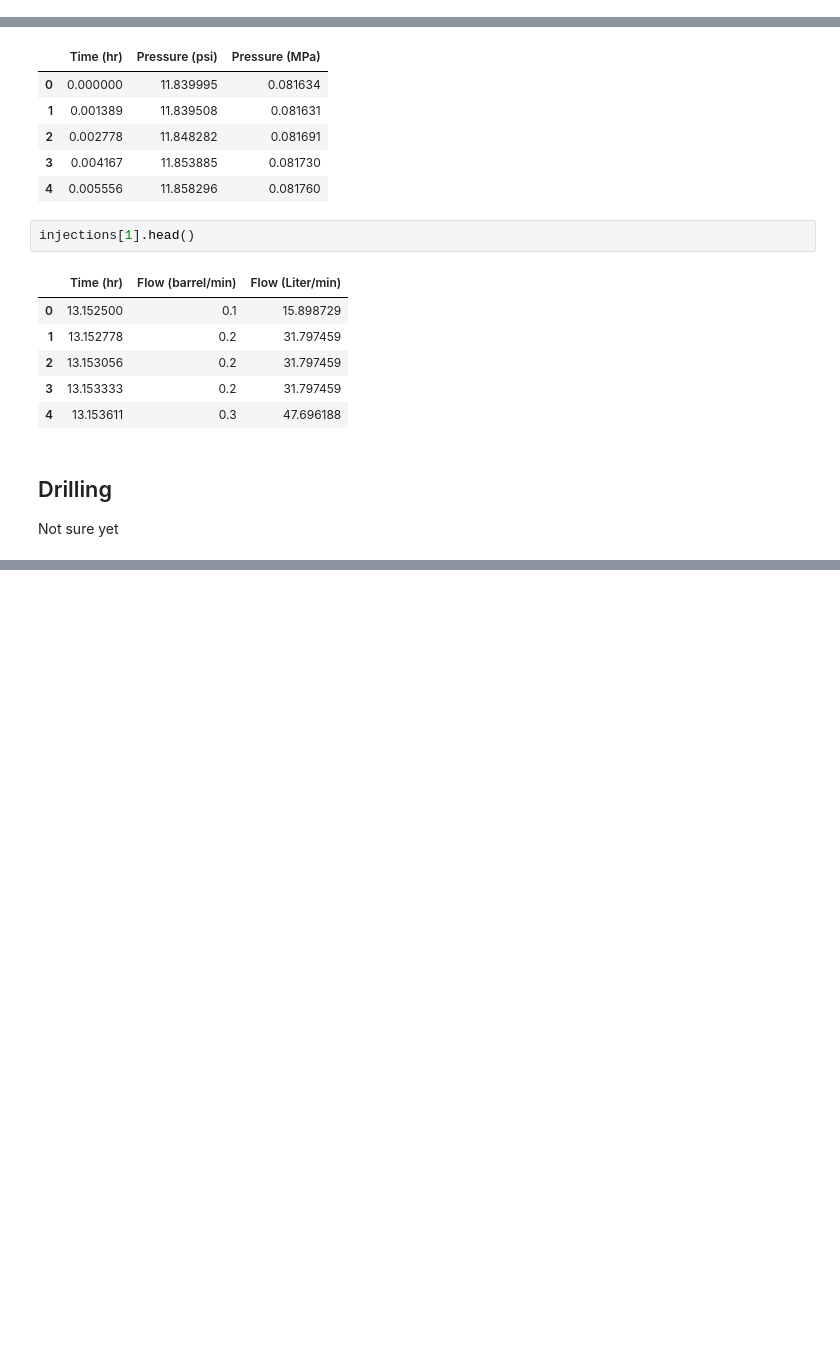
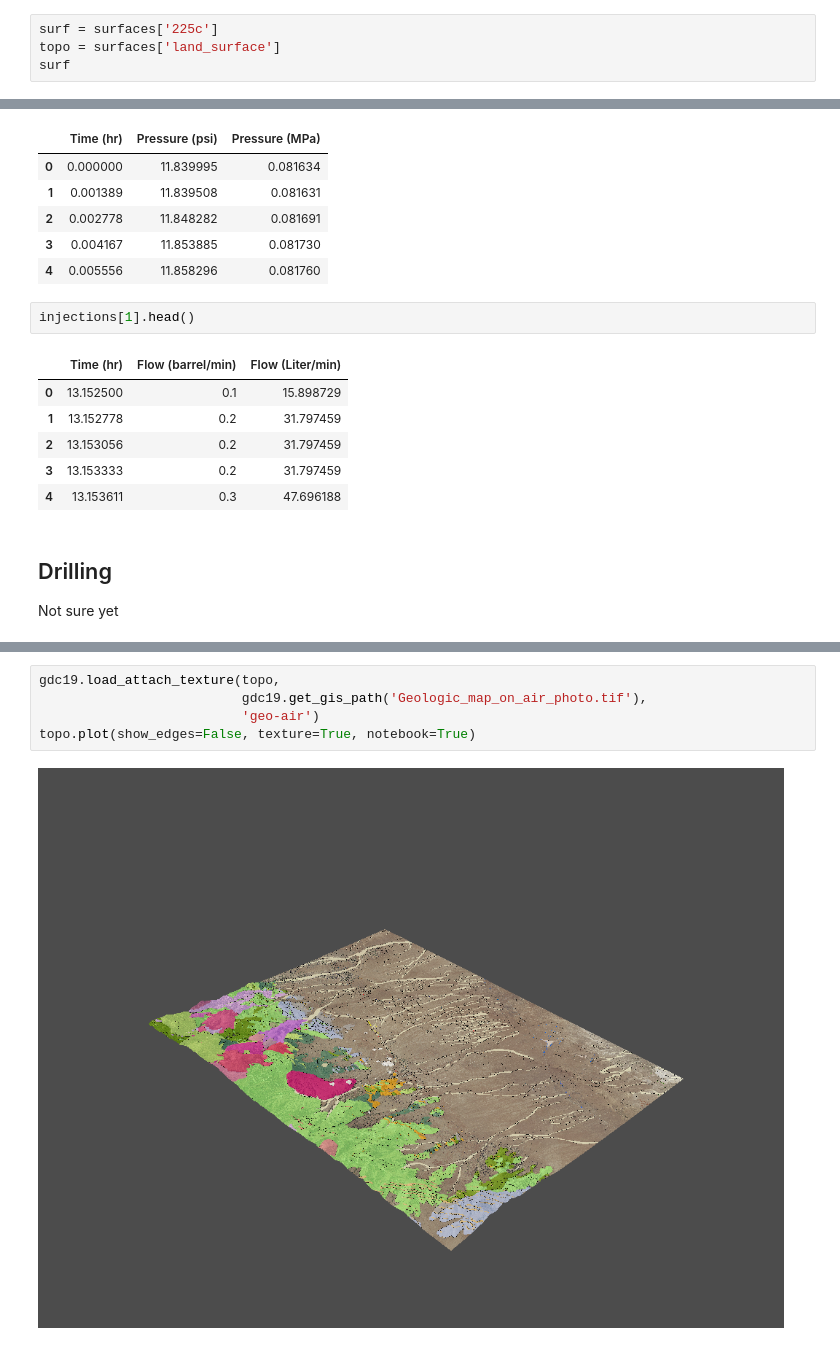
Before and after one commit to OpenGeoVis/GeothermalDesignChallenge, a Jupyter notebook: codebooks/File IO.ipynb, the cells around one changed output, grey strips where cells are left out. Cells and saved outputs as stored; diff of their text form; blank space fills up the shorter version.

```diff
--- a/codebooks/File IO.ipynb
+++ b/codebooks/File IO.ipynb
@@ -90,0 +93,4 @@ surfaces.plot(notebook=True, showedges=False, multi_colors=True)
+# %%
+surf = surfaces['225c']
+topo = surfaces['land_surface']
+surf
@@ -164,0 +163,7 @@ import collections
+# %%
+gdc19.load_attach_texture(topo,
+                          gdc19.get_gis_path('Geologic_map_on_air_photo.tif'),
+                          'geo-air')
+topo.plot(show_edges=False, texture=True, notebook=True)
+# %% [output]
+[figure, added]
```
Also changed, not shown: parts of 16 cells of this notebook, 3 other files.
